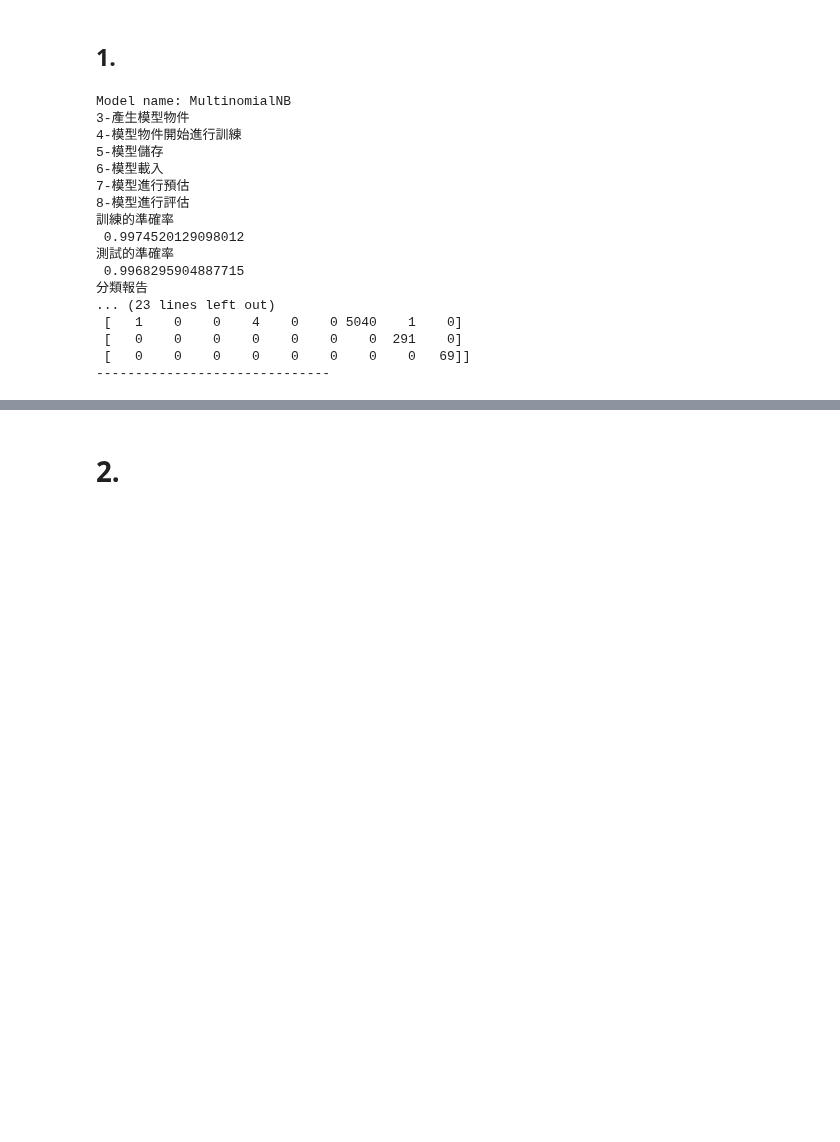
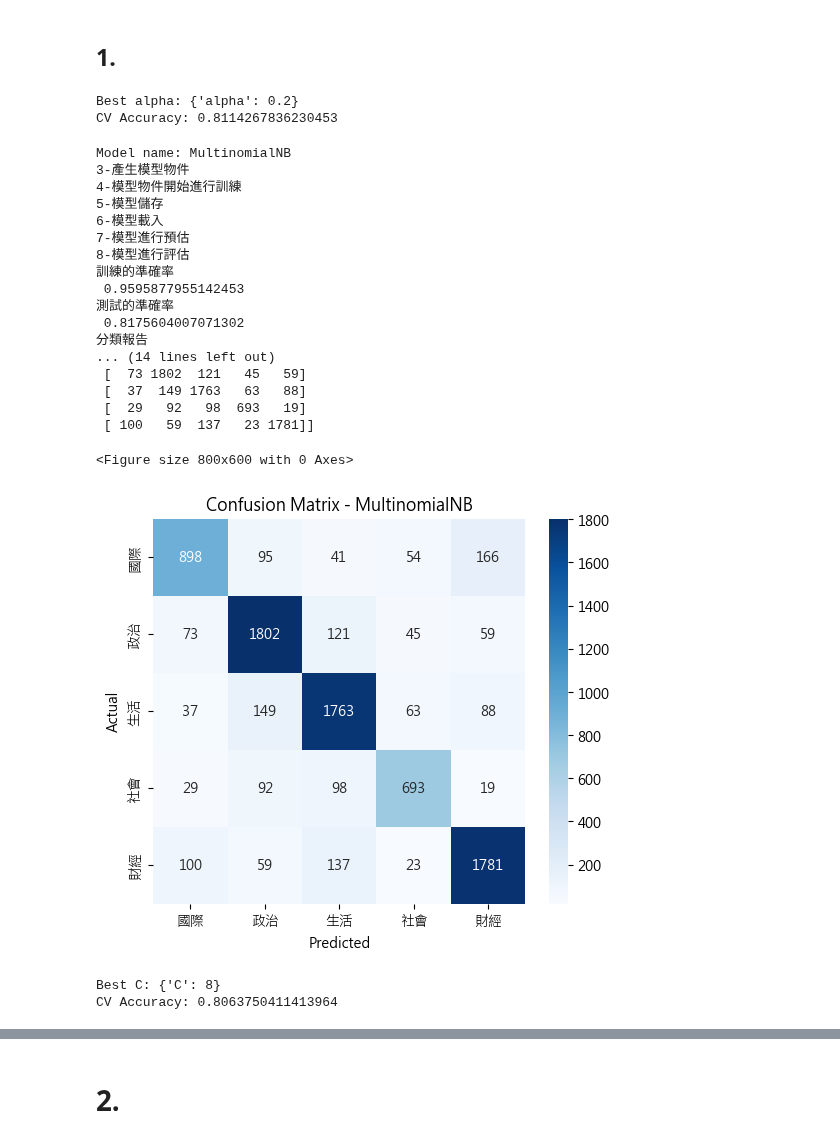
Before and after one commit to wk4t96/text-clf, a Jupyter notebook: train_model/3_新聞標題分類訓練-機器學習.ipynb, the cells around one changed output, grey strips where cells are left out. Cells and saved outputs as stored; diff of their text form; code cells hidden in the pictures; blank space fills up the shorter version.

```diff
--- a/train_model/3_新聞標題分類訓練-機器學習.ipynb
+++ b/train_model/3_新聞標題分類訓練-機器學習.ipynb
@@ -129,6 +185,9 @@ print("y_test 的形狀:", y_test.shape)
 # %% [markdown]
 ## 1.
 # %%
+import matplotlib.pyplot as plt
+import seaborn as sns
+
 def train_and_evaluate_model(model_tuple, X_train, y_train, X_test, y_test):
     """
     訓練、儲存、載入並評估單個分類模型。
@@ -150,7 +209,7 @@ def train_and_evaluate_model(model_tuple, X_train, y_train, X_test, y_test):
     else:
         model.fit(X_train, y_train)
 
-    filename = f'{model_name}.joblib'
+    filename = f'model_files/{model_name}.joblib'
     print('5-模型儲存')
     joblib.dump(model, filename)
     print('6-模型載入')
@@ -177,7 +236,27 @@ def train_and_evaluate_model(model_tuple, X_train, y_train, X_test, y_test):
     print('測試的準確率\n', accuracy_score(y_test, predict1))
     print('分類報告\n', classification_report(y_test, predict1))
     print('混淆矩陣\n', confusion_matrix(y_test, predict1))
-    print('-' * 30) # 添加分隔線以區分不同模型的輸出
+
+    # ---- 畫混淆矩陣圖 ----
+    cm = confusion_matrix(y_test, predict1)
+    plt.figure(figsize=(8,6))
+
+    # 設定中文顯示（Windows）
+    plt.rcParams['font.family'] = 'Microsoft JhengHei'
+    plt.rcParams['axes.unicode_minus'] = False
+
+    # 載入 LabelEncoder
+    label_encoder = joblib.load("model_files/label_encoder.joblib")
+    class_names = label_encoder.classes_  # 取得原始類別名稱
+
+    plt.figure(figsize=(6,5))
+    sns.heatmap(cm, annot=True, fmt='d', cmap='Blues',
+                xticklabels=class_names, yticklabels=class_names)  # fmt='d' 表示整數
+    plt.title(f'Confusion Matrix - {model_name}')
+    plt.xlabel('Predicted')
+    plt.ylabel('Actual')
+    plt.show()
+
 
 # 模型列表
 clf_list = [('KNN', KNeighborsClassifier()),
@@ -191,24 +270,57 @@ clf_list = [('KNN', KNeighborsClassifier()),
 
 # for model_info in clf_list:  # 使用 for 迴圈逐次將 clf_list 中的元素作為輸入資料帶入函數
 #     train_and_evaluate_model(model_info, X_train, y_train, X_test, y_test)
+# %%
+from sklearn.model_selection import GridSearchCV
+from sklearn.naive_bayes import MultinomialNB
+
+params = {'alpha': [0.01, 0.05, 0.06, 0.08, 0.1, 0.2, 0.5]}
+grid = GridSearchCV(MultinomialNB(), param_grid=params, cv=5)
+grid.fit(X_train, y_train)
+
+print("Best alpha:", grid.best_params_)
+print("CV Accuracy:", grid.best_score_)  # 交叉驗證的準確率
+# %% [output]
+Best alpha: {'alpha': 0.2}
+CV Accuracy: 0.8114267836230453
 # %%
-train_and_evaluate_model(('MultinomialNB', MultinomialNB()), X_train, y_train, X_test, y_test)
+train_and_evaluate_model(('MultinomialNB',
+                          MultinomialNB(alpha=0.08, fit_prior=True, class_prior=None)),
+                          X_train, y_train, X_test, y_test)
+# alpha 越小 → 模型更容易對稀有詞過度自信 → 可能過擬合
+# alpha 越大 → 平滑更強，對低頻特徵不敏感 → 降低過擬合
 # %% [output]
 Model name: MultinomialNB
 3-產生模型物件
 4-模型物件開始進行訓練
 5-模型儲存
 6-模型載入
 7-模型進行預估
 8-模型進行評估
 訓練的準確率
- 0.9974520129098012
+ 0.9595877955142453
 測試的準確率
- 0.9968295904887715
+ 0.8175604007071302
 分類報告
-... (23 lines left out)
- [   1    0    0    4    0    0 5040    1    0]
- [   0    0    0    0    0    0    0  291    0]
- [   0    0    0    0    0    0    0    0   69]]
-------------------------------
+... (14 lines left out)
+ [  73 1802  121   45   59]
+ [  37  149 1763   63   88]
+ [  29   92   98  693   19]
+ [ 100   59  137   23 1781]]
+<Figure size 800x600 with 0 Axes>
+[figure, added]
+# %%
+from sklearn.model_selection import GridSearchCV
+from sklearn.linear_model import LogisticRegression
+
+params = {'C': [5, 7, 8, 9, 10.0, 15.0, 20.0]}
+grid = GridSearchCV(LogisticRegression(solver='liblinear', penalty='l2', max_iter=200),
+                    param_grid=params, cv=5)
+grid.fit(X_train, y_train)
+
+print("Best C:", grid.best_params_)
+print("CV Accuracy:", grid.best_score_)
+# %% [output]
+Best C: {'C': 8}
+CV Accuracy: 0.8063750411413964
 # %%
```
Also changed, not shown: parts of 17 cells of this notebook, 3 other files.
